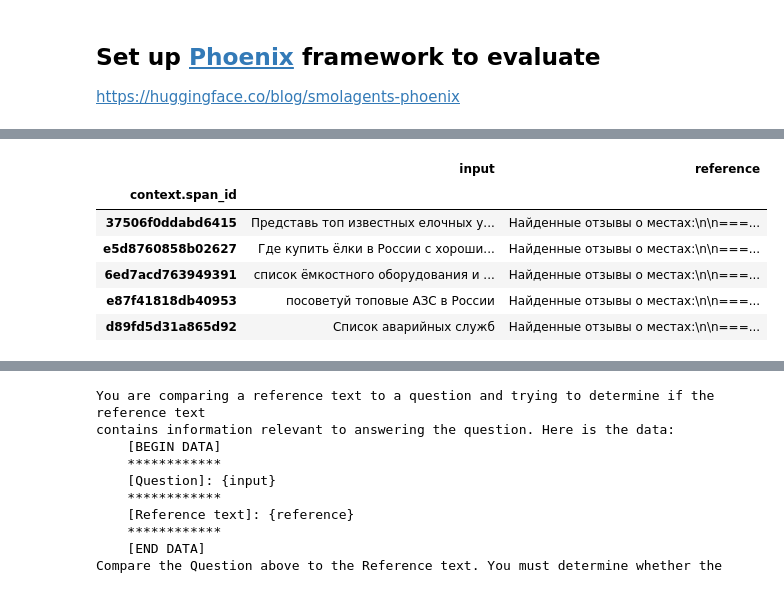
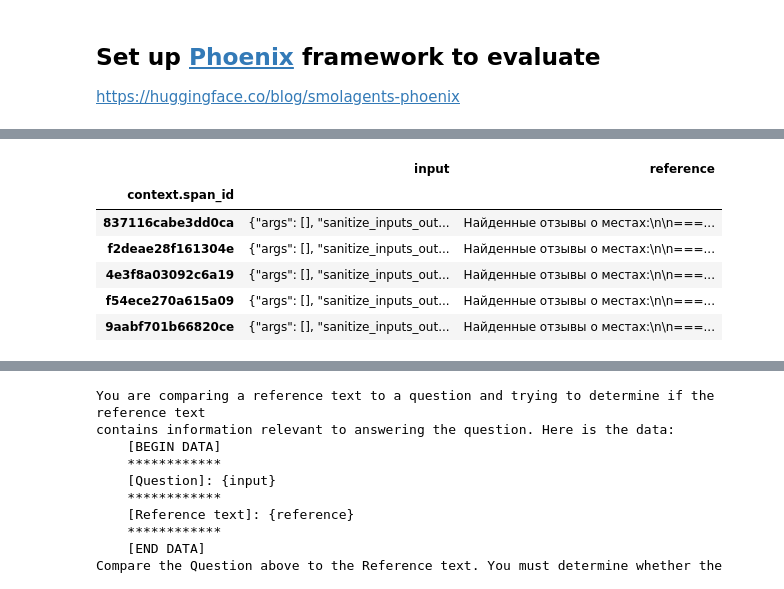
Before and after one commit to miem-refugees/travel-agent, a Jupyter notebook: notebooks/rag_evaluation.ipynb, the cells around one changed output, grey strips where cells are left out. Saved outputs shown, nothing was run; the diff lists cells and outputs as text; code cells hidden in the pictures.

```diff
--- a/notebooks/rag_evaluation.ipynb
+++ b/notebooks/rag_evaluation.ipynb
@@ -148,28 +166,17 @@ Key tool_name_key='name' not found in the generated tool call. Got keys: ['answe
 # %%
-query = (
-    SpanQuery()
-    .where(
-        "name == 'TravelReviewQueryTool'",
-    )
-    .select(
-        input="input.value",  # this parameter must be named input to work with the RAG_RELEVANCY_PROMPT_TEMPLATE
-        reference="output.value",  # this parameter must be named reference to work with the RAG_RELEVANCY_PROMPT_TEMPLATE
-    )
+tool_spans = px.Client().query_spans(
+    SpanQuery().where("name == 'TravelReviewQueryTool'").select(input="input.value", reference="output.value"),
+    project_name="saiga-nemo-12b-Q4",
 )
-
-# The Phoenix Client can take this query and return the dataframe.
-tool_spans = px.Client().query_spans(query, project_name=project_name)
-
-tool_spans["input"] = tool_spans["input"].apply(lambda x: json.loads(x).get("kwargs", {}).get("query", ""))
 tool_spans.head()
 # %% [output]
 |  | input | reference |
 | context.span_id |  |  |
-| 37506f0ddabd6415 | Представь топ известных елочных у... | Найденные отзывы о местах:\n\n===... |
-| e5d8760858b02627 | Где купить ёлки в России с хороши... | Найденные отзывы о местах:\n\n===... |
-| 6ed7acd763949391 | список ёмкостного оборудования и ... | Найденные отзывы о местах:\n\n===... |
-| e87f41818db40953 | посоветуй топовые АЗС в России | Найденные отзывы о местах:\n\n===... |
-| d89fd5d31a865d92 | Список аварийных служб | Найденные отзывы о местах:\n\n===... |
+| 837116cabe3dd0ca | {"args": [], "sanitize_inputs_out... | Найденные отзывы о местах:\n\n===... |
+| f2deae28f161304e | {"args": [], "sanitize_inputs_out... | Найденные отзывы о местах:\n\n===... |
+| 4e3f8a03092c6a19 | {"args": [], "sanitize_inputs_out... | Найденные отзывы о местах:\n\n===... |
+| f54ece270a615a09 | {"args": [], "sanitize_inputs_out... | Найденные отзывы о местах:\n\n===... |
+| 9aabf701b66820ce | {"args": [], "sanitize_inputs_out... | Найденные отзывы о местах:\n\n===... |
 # %%
 print(f"Called tool: {tool_spans.shape[0]} of {questions.shape[0]}")
 print(f"Tool calling rate: {tool_spans.shape[0] / questions.shape[0]:.2%}")
```
Also changed, not shown: parts of 21 cells of this notebook, 4 other files.
